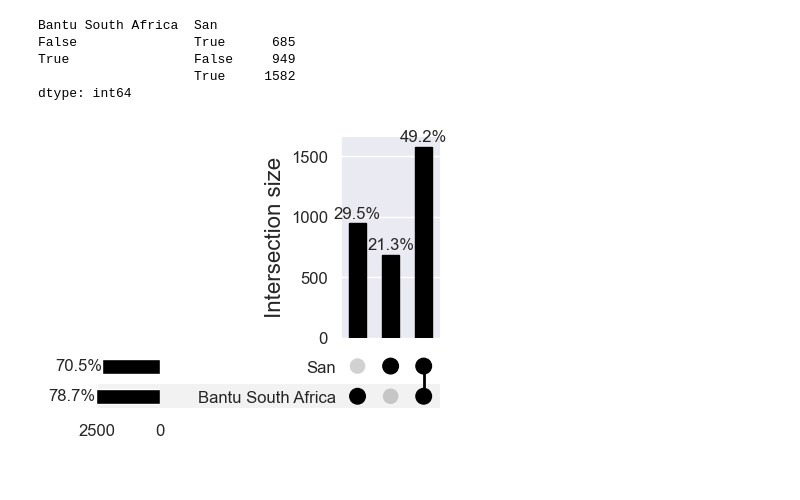
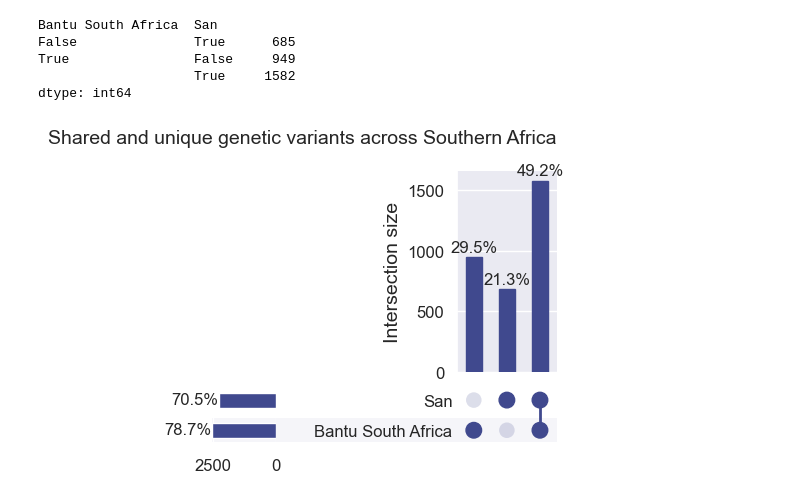
Before and after one commit to MeganHolborn/Genetic_data_analysis, a Jupyter notebook: Notebooks/Analysis_and_Visualisation/2-Shared_and_population_specific_variation.ipynb, the cells around one changed output. Cells and saved outputs as stored; diff of their text form; code cells hidden in the pictures.

```diff
--- a/Notebooks/Analysis_and_Visualisation/2-Shared_and_population_specific_variation.ipynb
+++ b/Notebooks/Analysis_and_Visualisation/2-Shared_and_population_specific_variation.ipynb
@@ -267,8 +269,9 @@ True                False     949
 dtype: int64
 # %%
 # Plot overlap of variants for each subpopulation
-upsetplot.plot(variant_overlap_grouped, show_percentages=True, orientation='horizontal', facecolor="black")
+upsetplot.plot(variant_overlap_grouped, show_percentages=True, orientation='horizontal', facecolor="#40498E")
+plt.title("Shared and unique genetic variants across Southern Africa", size=constants.BIGGER_FONT, pad=20, loc='right')
 plt.savefig("..\Results\Figures\Shared_and_population_specific_variation_SA.png", dpi=1200)
 plt.show()
 # %% [output]
-[figure, old version]
+[figure, new version]
```
Also changed, not shown: parts of 2 cells of this notebook, 22 other files.
